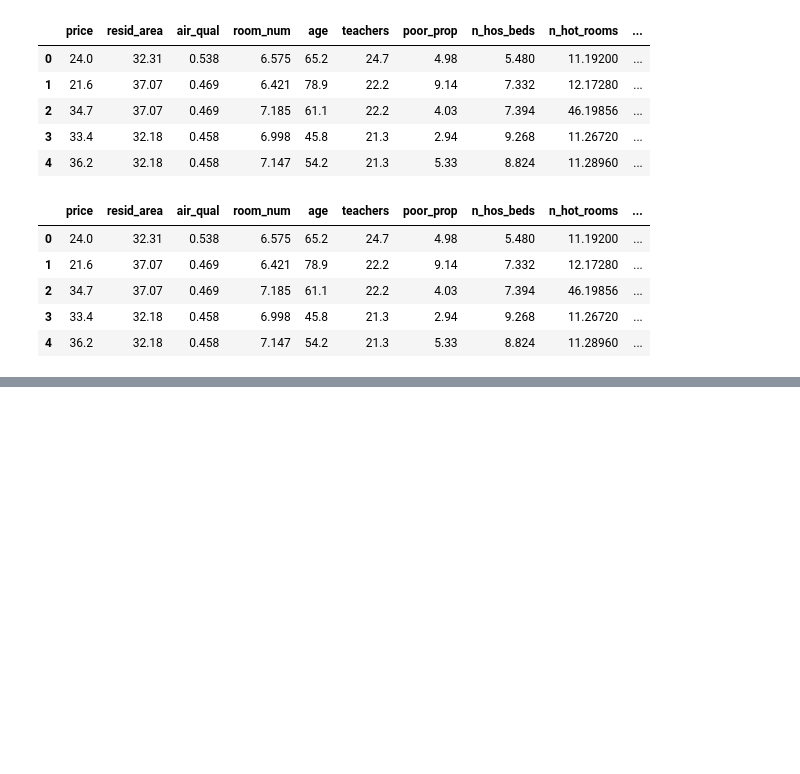
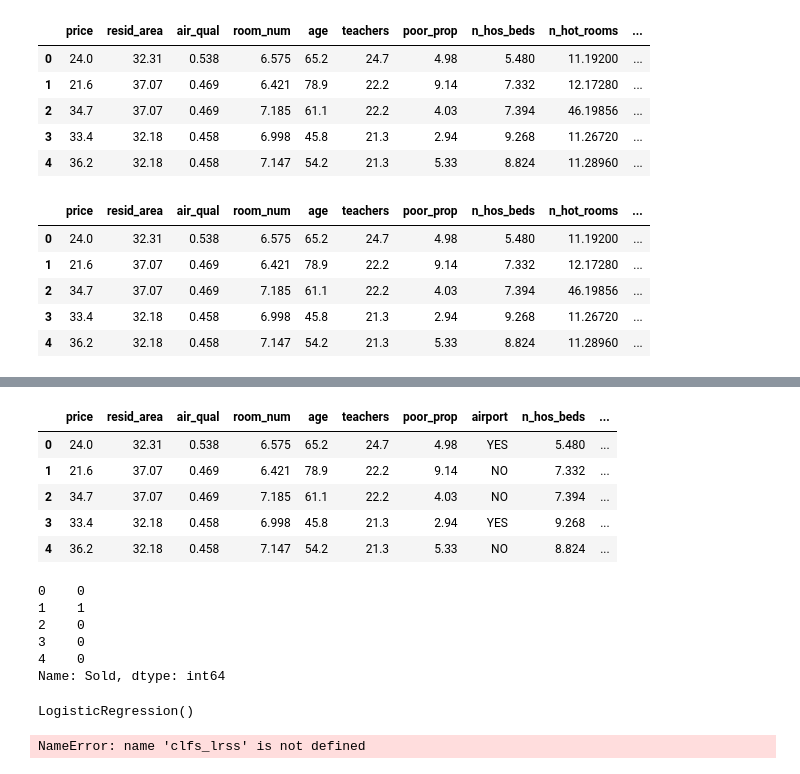
Before and after one commit to sarangsvkm/Machine-Learning-code, a Jupyter notebook: EDD.ipynb, the cells around one changed output, grey strips where cells are left out. Saved outputs shown, nothing was run; the diff lists cells and outputs as text; code cells hidden in the pictures; blank space fills up the shorter version.

```diff
--- a/EDD.ipynb
+++ b/EDD.ipynb
@@ -272,0 +346,2 @@ dr.head()
+# %%
+C=df.loc[:,df.columns!='Sold']
@@ -272,0 +350,26 @@ dr.head()
+# %%
+C.head()
+# %% [output]
+|  | price | resid_area | air_qual | room_num | age | teachers | poor_prop | airport | n_hos_beds | ... |
+| 0 | 24.0 | 32.31 | 0.538 | 6.575 | 65.2 | 24.7 | 4.98 | YES | 5.480 | ... |
+| 1 | 21.6 | 37.07 | 0.469 | 6.421 | 78.9 | 22.2 | 9.14 | NO | 7.332 | ... |
+| 2 | 34.7 | 37.07 | 0.469 | 7.185 | 61.1 | 22.2 | 4.03 | NO | 7.394 | ... |
+| 3 | 33.4 | 32.18 | 0.458 | 6.998 | 45.8 | 21.3 | 2.94 | YES | 9.268 | ... |
+| 4 | 36.2 | 32.18 | 0.458 | 7.147 | 54.2 | 21.3 | 5.33 | NO | 8.824 | ... |
+# %%
+d.head()
+# %% [output]
+0    0
+1    1
+2    0
+3    0
+4    0
+Name: Sold, dtype: int64
+# %%
+clfs_lrs
+# %% [output]
+LogisticRegression()
+# %%
+clfs_lrss.fit(C,d)
+# %% [output]
+NameError: name 'clfs_lrss' is not defined
```
Also changed, not shown: parts of 62 cells of this notebook, 3 other files.
